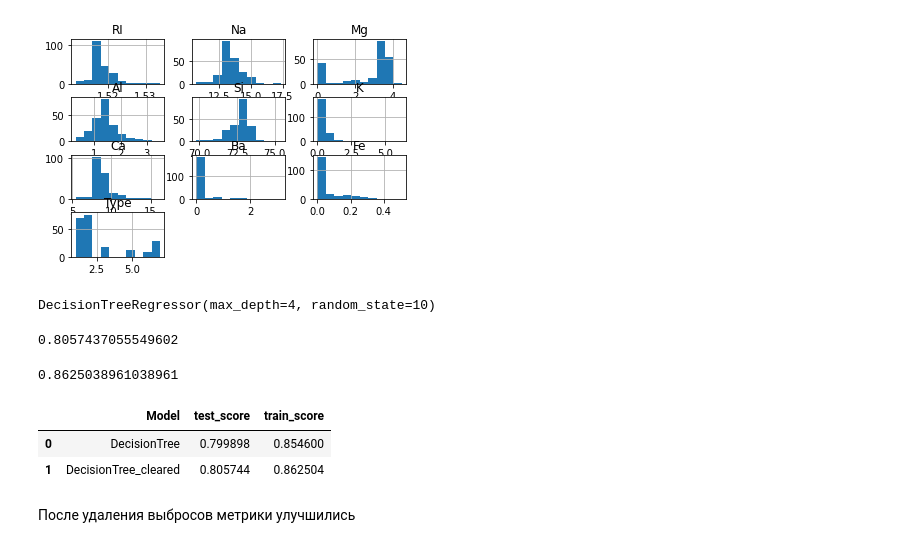
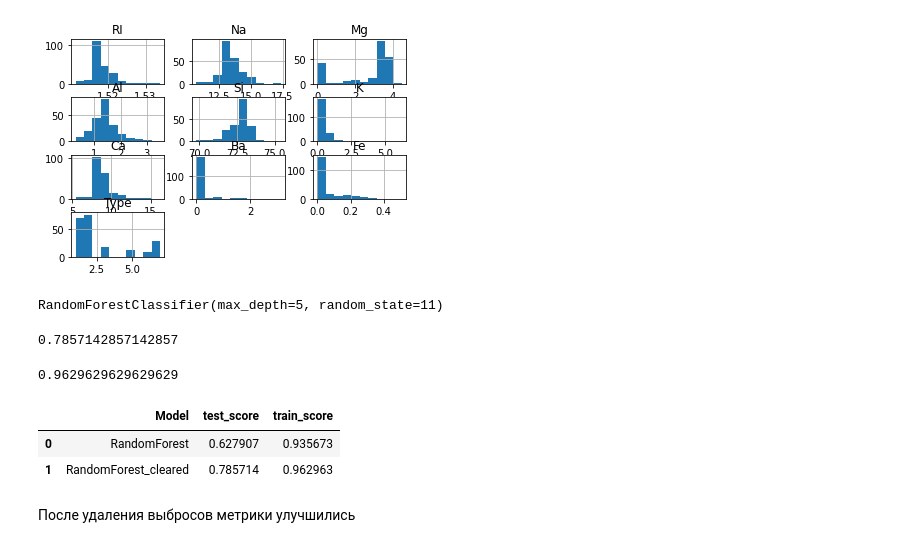
Before and after one commit to sabinaML/Outliers, a Jupyter notebook: Выбросы_Саляхова.ipynb, the cells around one changed output. Saved outputs shown, nothing was run; the diff lists cells and outputs as text; code cells hidden in the pictures.

```diff
--- a/Выбросы_Саляхова.ipynb
+++ b/Выбросы_Саляхова.ipynb
@@ -73,6 +73,6 @@ X = df.drop(columns = ['Type'])
 y = df['Type']
 # %%
 from sklearn.model_selection import train_test_split
-X_train, X_test, y_train, y_test = train_test_split(X,y, stratify = df['Type'] ,
+X_train, X_test, y_train, y_test = train_test_split(X,y ,
                                                     test_size = 0.2, random_state = 10)
 # %%
@@ -80,6 +80,6 @@ from sklearn.tree import DecisionTreeRegressor
 from sklearn.ensemble import RandomForestClassifier
 from sklearn.metrics import classification_report
 # %%
-dt = DecisionTreeRegressor(max_depth = 3, random_state=10)
+dt = RandomForestClassifier(n_estimators=100,  max_depth=5, random_state=10)
 dt.fit(X_train, y_train)
 # %% [output]
@@ -176,32 +176,32 @@ plt.show()
 y_clean = df['Type'].iloc[X_clean.index]
 # %%
 from sklearn.model_selection import train_test_split
-X_train2, X_test2, y_train2, y_test2 = train_test_split(X_clean,y_clean, stratify = y_clean ,
+X_train2, X_test2, y_train2, y_test2 = train_test_split(X_clean,y_clean,
                                                     test_size = 0.2, random_state = 10)
 # %%
-dt2 = DecisionTreeRegressor(max_depth = 4, random_state=10)
+dt2 = RandomForestClassifier(n_estimators=100,  max_depth=5, random_state=11)
 dt2.fit(X_train2, y_train2)
 # %% [output]
-DecisionTreeRegressor(max_depth=4, random_state=10)
+RandomForestClassifier(max_depth=5, random_state=11)
 # %%
 # метрики модели на обучающей тестовой выборке
 dt2.score(X_test2, y_test2)
 # %% [output]
-0.8057437055549602
+0.7857142857142857
 # %%
 # метрики модели на обучающей выборке
 dt2.score(X_train2, y_train2)
 # %% [output]
-0.8625038961038961
+0.9629629629629629
 # %%
 # выведем  результаты всех моделей в одну таблицу
 
-pd.DataFrame({'Model': ['DecisionTree', 'DecisionTree_cleared'], 'test_score': [dt.score(X_test, y_test),
+pd.DataFrame({'Model': ['RandomForest', 'RandomForest_cleared'], 'test_score': [dt.score(X_test, y_test),
  dt2.score(X_test2, y_test2)],
 'train_score': [dt.score(X_train, y_train), dt2.score(X_train2, y_train2)]})
 # %% [output]
 |  | Model | test_score | train_score |
-| 0 | DecisionTree | 0.799898 | 0.854600 |
-| 1 | DecisionTree_cleared | 0.805744 | 0.862504 |
+| 0 | RandomForest | 0.627907 | 0.935673 |
+| 1 | RandomForest_cleared | 0.785714 | 0.962963 |
 # %% [markdown]
 После удаления выбросов метрики улучшились
```
Also changed, not shown: parts of 4 cells of this notebook.
